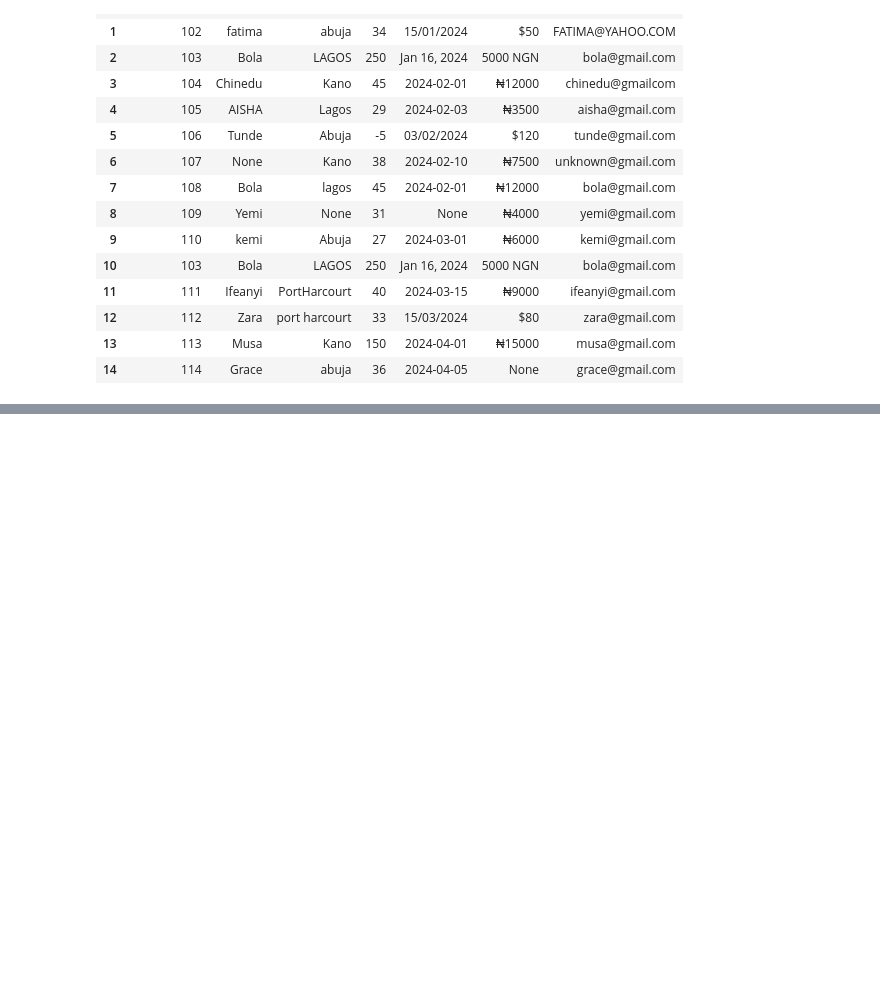
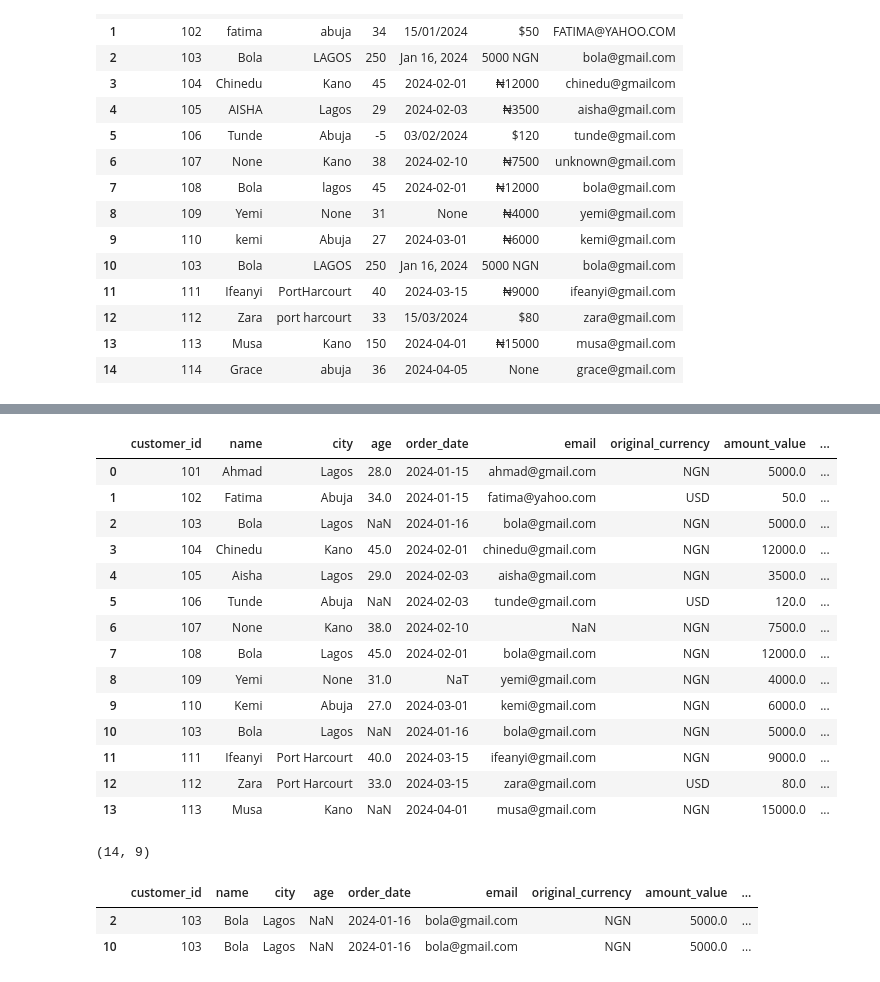
Before and after one commit to ahmad1bakundi-ops/data-engineering-journey, a Jupyter notebook: lesson_with_messy_data.ipynb, the cells around one changed output, grey strips where cells are left out. Drawn from its saved outputs; the diff is of its cells as text; code cells hidden in the pictures; blank space fills up the shorter version.

Commit message:
Complete Lesson 1: outliers, missing values, and deduplication

```diff
--- a/lesson_with_messy_data.ipynb
+++ b/lesson_with_messy_data.ipynb
@@ -746,0 +767,3 @@ df
+# %%
+df_clean.loc[(df_clean['age'] < 18) | (df_clean['age'] > 100), 'age'] = np.nan
+df_clean['age']
@@ -746,0 +814,29 @@ df
+# %%
+df_clean = df_clean.dropna(subset=['amount_naira'])
+df_clean
+# %% [output]
+|  | customer_id | name | city | age | order_date | email | original_currency | amount_value | ... |
+| 0 | 101 | Ahmad | Lagos | 28.0 | 2024-01-15 | ahmad@gmail.com | NGN | 5000.0 | ... |
+| 1 | 102 | Fatima | Abuja | 34.0 | 2024-01-15 | fatima@yahoo.com | USD | 50.0 | ... |
+| 2 | 103 | Bola | Lagos | NaN | 2024-01-16 | bola@gmail.com | NGN | 5000.0 | ... |
+| 3 | 104 | Chinedu | Kano | 45.0 | 2024-02-01 | chinedu@gmail.com | NGN | 12000.0 | ... |
+| 4 | 105 | Aisha | Lagos | 29.0 | 2024-02-03 | aisha@gmail.com | NGN | 3500.0 | ... |
+| 5 | 106 | Tunde | Abuja | NaN | 2024-02-03 | tunde@gmail.com | USD | 120.0 | ... |
+| 6 | 107 | None | Kano | 38.0 | 2024-02-10 | NaN | NGN | 7500.0 | ... |
+| 7 | 108 | Bola | Lagos | 45.0 | 2024-02-01 | bola@gmail.com | NGN | 12000.0 | ... |
+| 8 | 109 | Yemi | None | 31.0 | NaT | yemi@gmail.com | NGN | 4000.0 | ... |
+| 9 | 110 | Kemi | Abuja | 27.0 | 2024-03-01 | kemi@gmail.com | NGN | 6000.0 | ... |
+| 10 | 103 | Bola | Lagos | NaN | 2024-01-16 | bola@gmail.com | NGN | 5000.0 | ... |
+| 11 | 111 | Ifeanyi | Port Harcourt | 40.0 | 2024-03-15 | ifeanyi@gmail.com | NGN | 9000.0 | ... |
+| 12 | 112 | Zara | Port Harcourt | 33.0 | 2024-03-15 | zara@gmail.com | USD | 80.0 | ... |
+| 13 | 113 | Musa | Kano | NaN | 2024-04-01 | musa@gmail.com | NGN | 15000.0 | ... |
+# %%
+df_clean.shape
+# %% [output]
+(14, 9)
+# %%
+df_clean[df_clean['customer_id'] == 103]
+# %% [output]
+|  | customer_id | name | city | age | order_date | email | original_currency | amount_value | ... |
+| 2 | 103 | Bola | Lagos | NaN | 2024-01-16 | bola@gmail.com | NGN | 5000.0 | ... |
+| 10 | 103 | Bola | Lagos | NaN | 2024-01-16 | bola@gmail.com | NGN | 5000.0 | ... |
```
Also changed, not shown: parts of 8 cells of this notebook.
